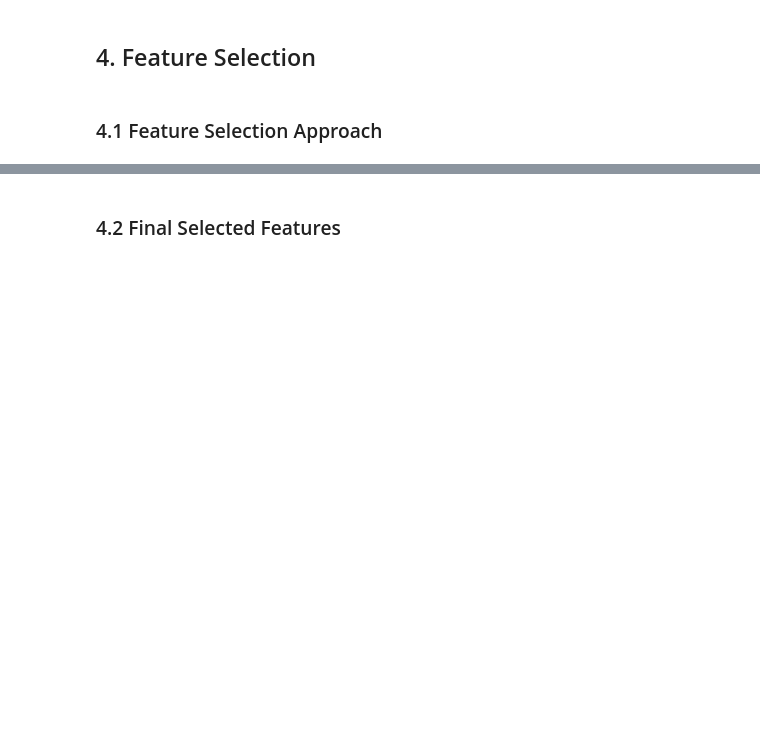
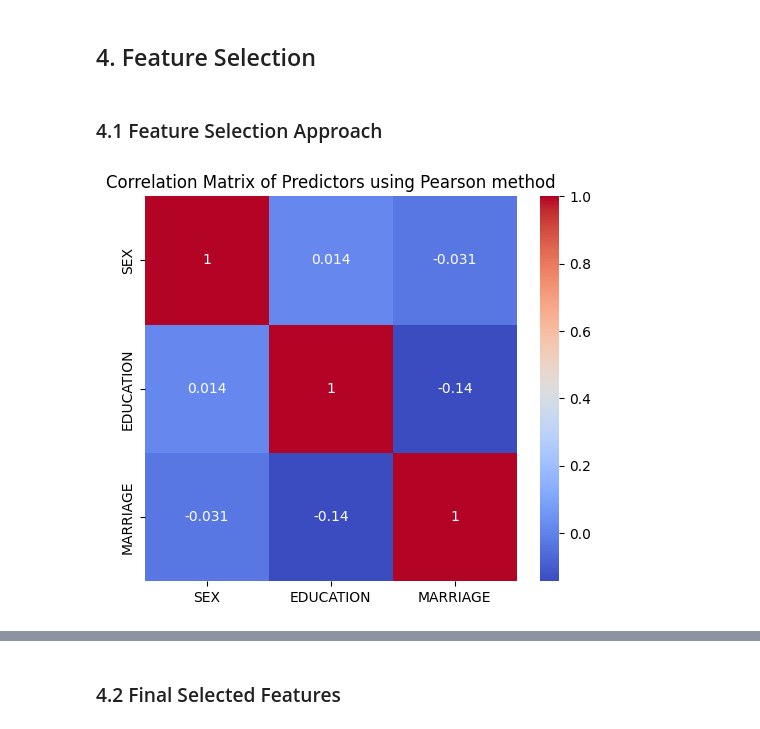
Before and after one commit to Nelkit/36103-AT2-data-analysis-project, a Jupyter notebook: 36103_AT2B_data_analysis_project.ipynb, the cells around one changed output, grey strips where cells are left out. Cells and saved outputs as stored; diff of their text form; code cells hidden in the pictures; blank space fills up the shorter version.

```diff
--- a/36103_AT2B_data_analysis_project.ipynb
+++ b/36103_AT2B_data_analysis_project.ipynb
@@ -173,3 +405,7 @@ memory usage: 5.7 MB
 ## 4. Feature Selection
 # %% [markdown]
 ### 4.1 Feature Selection Approach
+# %%
+correlation = get_corr_of_predictors('pearson', original_df, cat_cols)
+# %% [output]
+[figure, added]
```
Also changed, not shown: parts of 9 cells of this notebook.
